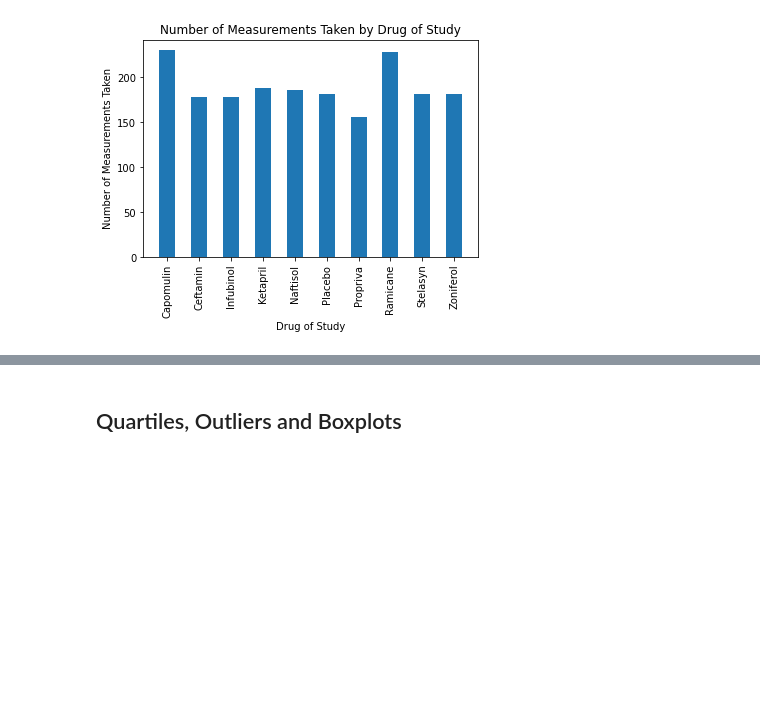
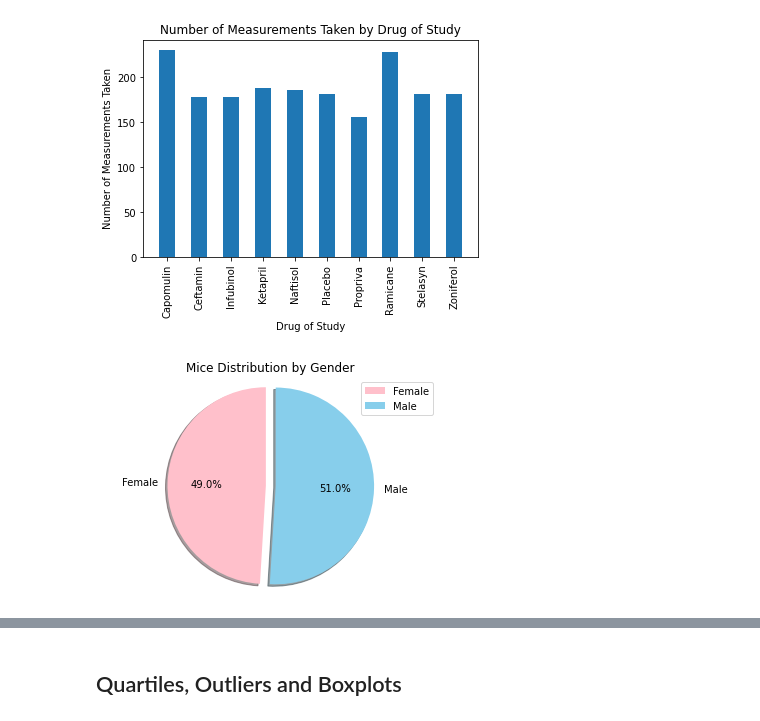
Before and after one commit to luchovzla/matplotlib-challenge, a Jupyter notebook: Pymaceuticals/pymaceuticals_starter.ipynb, the cells around one changed output, grey strips where cells are left out. Drawn from its saved outputs; the diff is of its cells as text; code cells hidden in the pictures; blank space fills up the shorter version.

Commit message:
Added pie charts for mice distribution by gender

```diff
--- a/Pymaceuticals/pymaceuticals_starter.ipynb
+++ b/Pymaceuticals/pymaceuticals_starter.ipynb
@@ -229,0 +214,25 @@ plt.show
+# %%
+# Generate a pie plot showing the distribution of female versus male mice using pandas
+
+# Break down and count total mice by gender
+
+gender_count = combined_df[["Sex", "Mouse ID"]].groupby("Sex").count()
+
+# Draw plot
+
+gender_count.plot(kind = "pie",
+                  y = "Mouse ID",
+                  startangle = 90,
+                  shadow = True,
+                  explode = (0.1, 0),
+                  colors = ("pink", "skyblue"),
+                  autopct = '%1.1f%%')
+
+# Labels and aesthetics
+
+plt.ylabel("")
+plt.title("Mice Distribution by Gender")
+plt.axis("equal")
+plt.show()
+# %% [output]
+[figure, added]
```
Also changed, not shown: parts of 5 cells of this notebook.
